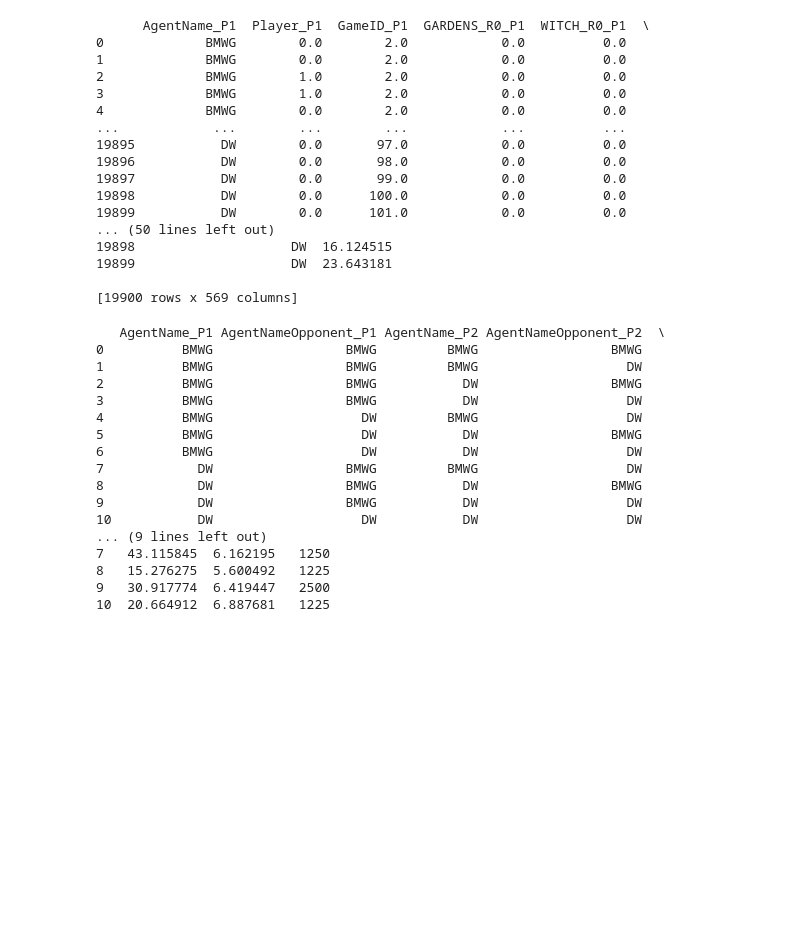
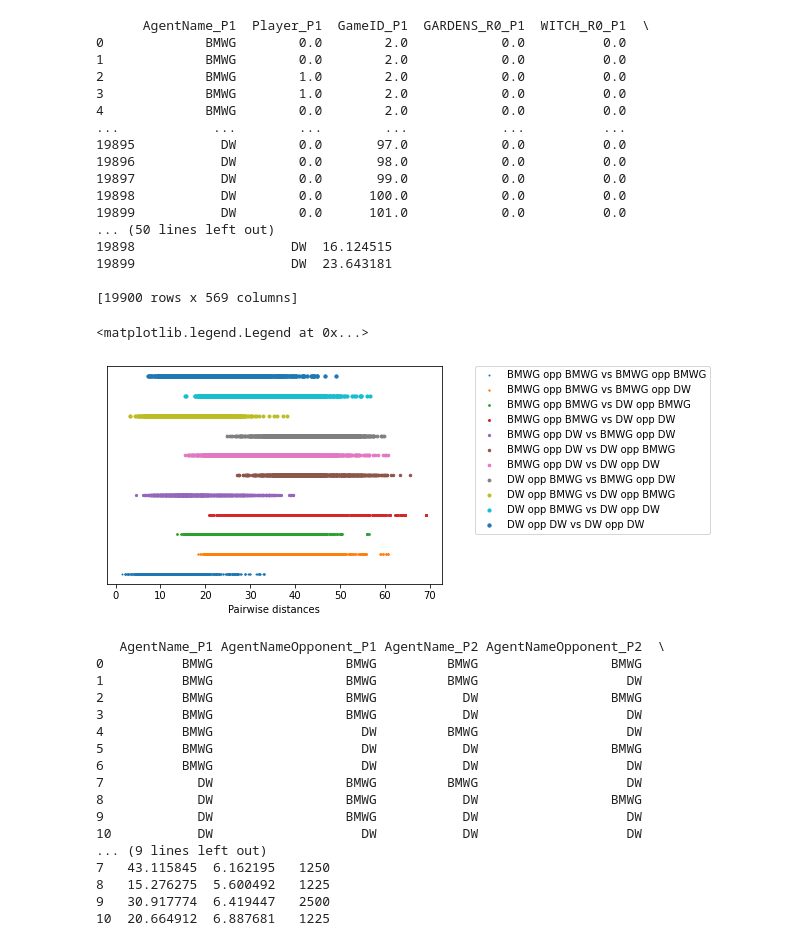
Before and after one commit to owenant/DominionPlayTraceClustering, a Jupyter notebook: PlayTraceAnalysisFromTAG.ipynb, the cells around one changed output. Cells and saved outputs as stored; diff of their text form; code cells hidden in the pictures; blank space fills up the shorter version.

```diff
--- a/PlayTraceAnalysisFromTAG.ipynb
+++ b/PlayTraceAnalysisFromTAG.ipynb
@@ -176,6 +176,11 @@ extended_traces_flat = traces_tmp.groupby(['AgentName', 'Player', 'GameID']).app
 extended_traces_flat = pd.DataFrame(extended_traces_flat, columns = ['Trace']).reset_index()
 extended_traces_flat = pd.concat([extended_traces_flat[['AgentName', 'Player', 'GameID']], extended_traces_flat['Trace'].apply(pd.Series)], axis=1)
 extended_traces_flat.columns = ['AgentName', 'Player', 'GameID'] + cols
+
+#note we also add the name of the agent of the opponent for each trace (this is used later when grouping play traces)
+extended_traces_flat['Opponent'] = extended_traces_flat.apply(lambda row: 1.0 if row['Player'] == 0.0 else 0.0, axis = 1)
+extended_traces_flat['AgentNameOpponent'] = extended_traces_flat.apply(lambda row: gameID_to_matchup(row['GameID'], row['Opponent'], matchups, games_per_matchup, min_GameID), axis = 1)
+
 print(extended_traces_flat)
 # %% [output]
     AgentName  Player  GameID  GARDENS_R0  WITCH_R0  CURSE_R0  PROVINCE_R0  \
@@ -324,6 +319,23 @@ print(sym_trace_combos_flat)
 19899                    DW  23.643181
 
 [19900 rows x 569 columns]
+# %%
+#TODO: how do I deal with symmetric case again?
+
+#plot distances along the real line and colour code
+count = 0;
+for name, group in sym_trace_combos_flat.groupby(['AgentName_P1', 'AgentNameOpponent_P1', 'AgentName_P2', 'AgentNameOpponent_P2']):
+    p1, opp1, p2, opp2 = name
+    leg_label = p1 + " opp " + opp1 + " vs " + p2 + " opp " + opp2
+    plt.scatter(group['dist'], [count * 0.01] * group['dist'].shape[0], s = count + 1, label = leg_label)
+    count += 1
+
+plt.yticks([])
+plt.xlabel('Pairwise distances')
+plt.legend(loc = (1.1,0.23))
+# %% [output]
+<matplotlib.legend.Legend at 0x...>
+[figure, added]
 # %%
 #next we look at the average and standard deviation of distances between play traces grouped by the strategy
 #of the player and the opponent
```
Also changed, not shown: parts of 6 cells of this notebook.
